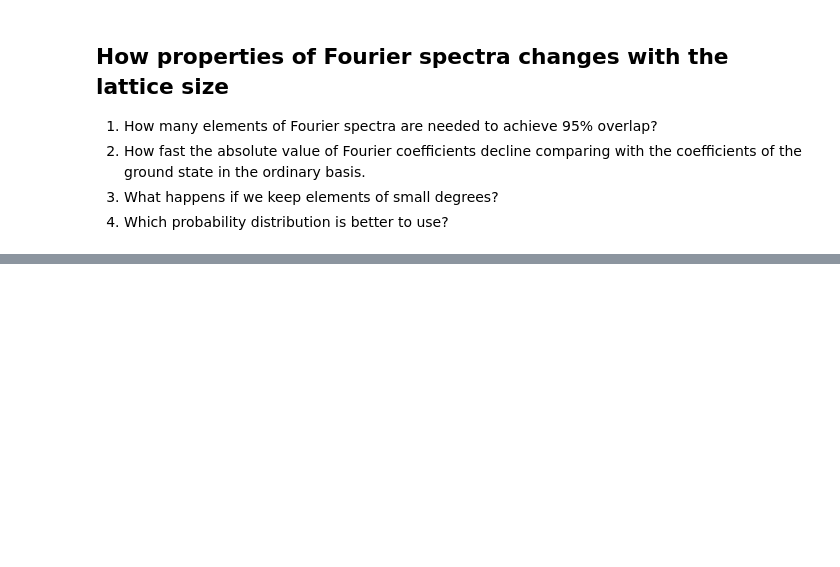
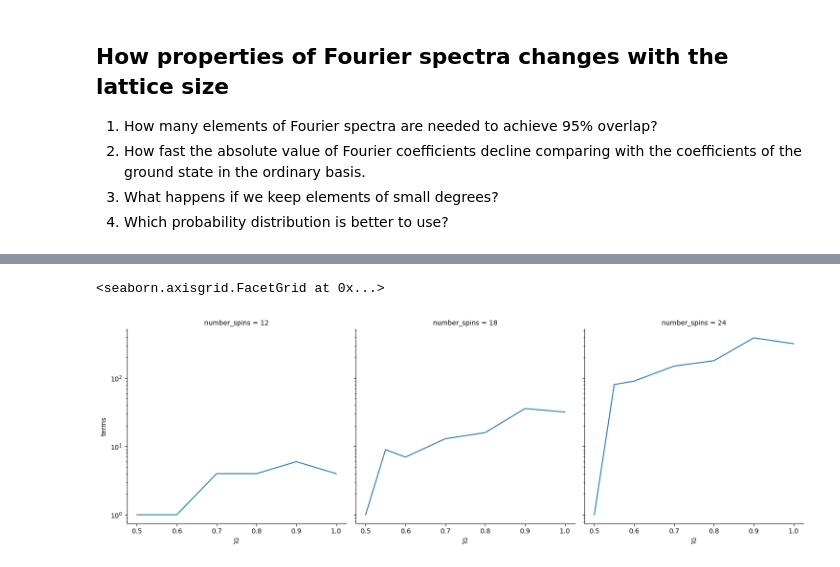
Before and after one commit to ischurov/frustrations-eda, a Jupyter notebook: boolean-analysys-experiments-3.ipynb, the cells around one changed output, grey strips where cells are left out. Saved outputs shown, nothing was run; the diff lists cells and outputs as text; code cells hidden in the pictures; blank space fills up the shorter version.

```diff
--- a/boolean-analysys-experiments-3.ipynb
+++ b/boolean-analysys-experiments-3.ipynb
@@ -481,0 +275,30 @@ array([ 4095,  6143,  7167,  7679,  7935,  8063,  8127,  8159,  8175,
+# %%
+results_small = []
+for height in [2, 3]:
+    for J2 in J2s:
+        analyzer = BooleanFourierAnalyser(
+            system=HeisenbergJ1J2(
+                KagomeLattice(width=2, height=height),
+                J1=1,
+                J2=J2,
+                use_symmetries=True,
+                spin_inversion=1,
+                ground_state_cache_dir=Path("groundstates"),
+            ),
+            use_subset_symmetries=True,
+            show_progress=True,
+        )
+        analyzer.fit(analyzer.system.canonical_basis.states)
+        terms = how_many_terms_to_achieve_score(
+            analyzer,
+            scorer="overlap",
+            target_score=0.95,
+            step=1,
+            max_terms=1001,
+            show_progress=True,
+        )
+        results_small.append(
+            dict(J2=J2, terms=terms, height=height, number_spins=analyzer.system.number_spins)
+        )
+
+results_df_small = pd.DataFrame(results_small)
@@ -481,0 +367,7 @@ array([ 4095,  6143,  7167,  7679,  7935,  8063,  8127,  8159,  8175,
+# %%
+results_full = pd.concat(
+    [
+        results_df.assign(height=4, number_spins=len(KagomeLattice(width=2, height=4).sites)),
+        results_df_small,
+    ]
+)
@@ -481,0 +376,7 @@ array([ 4095,  6143,  7167,  7679,  7935,  8063,  8127,  8159,  8175,
+# %%
+g = sns.relplot(data=results_full, x="J2", y="terms", col="number_spins", kind="line")
+# make y axis log scale
+g.set(yscale="log")
+# %% [output]
+<seaborn.axisgrid.FacetGrid at 0x...>
+[figure, added]
```
Also changed, not shown: parts of 36 cells of this notebook, 2 other files.
